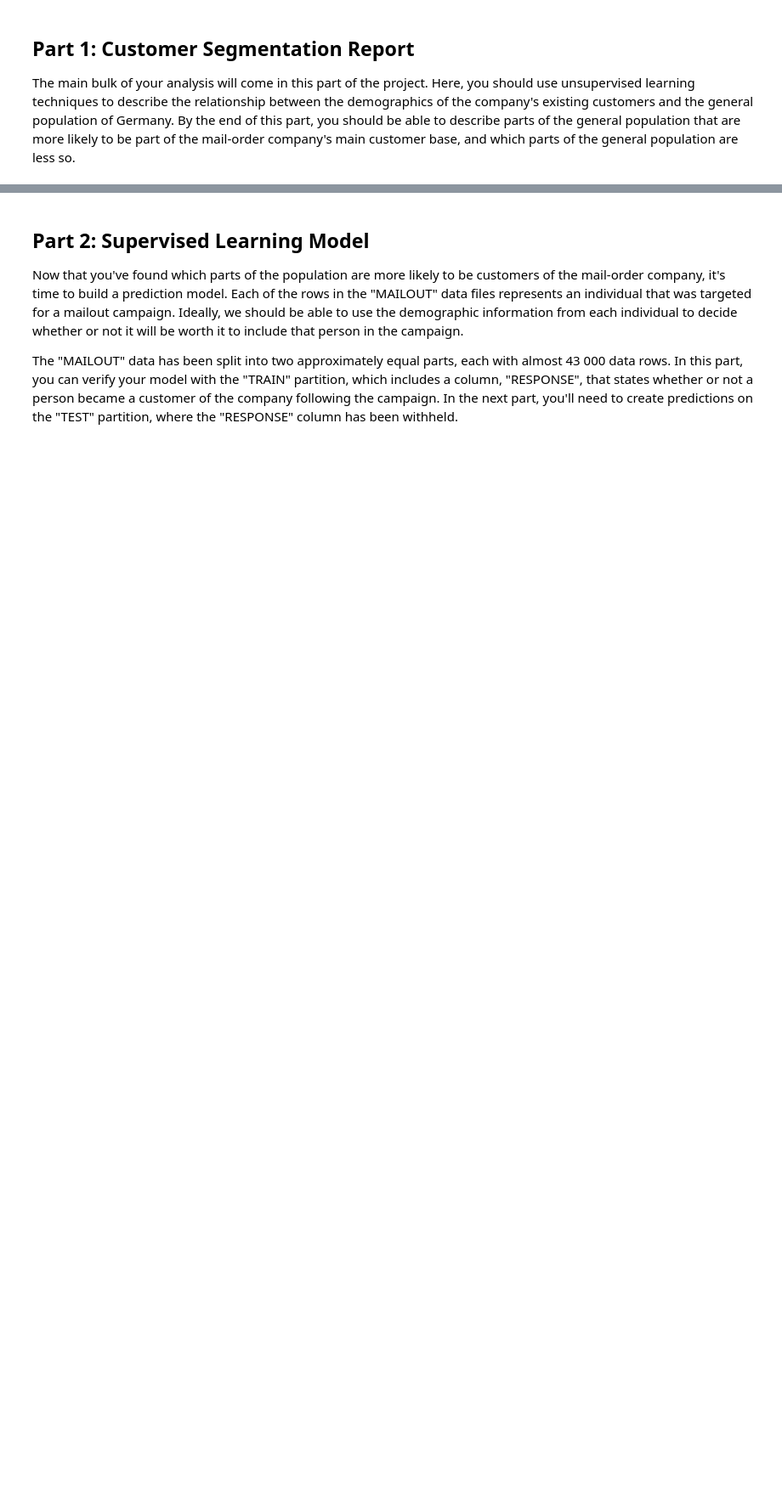
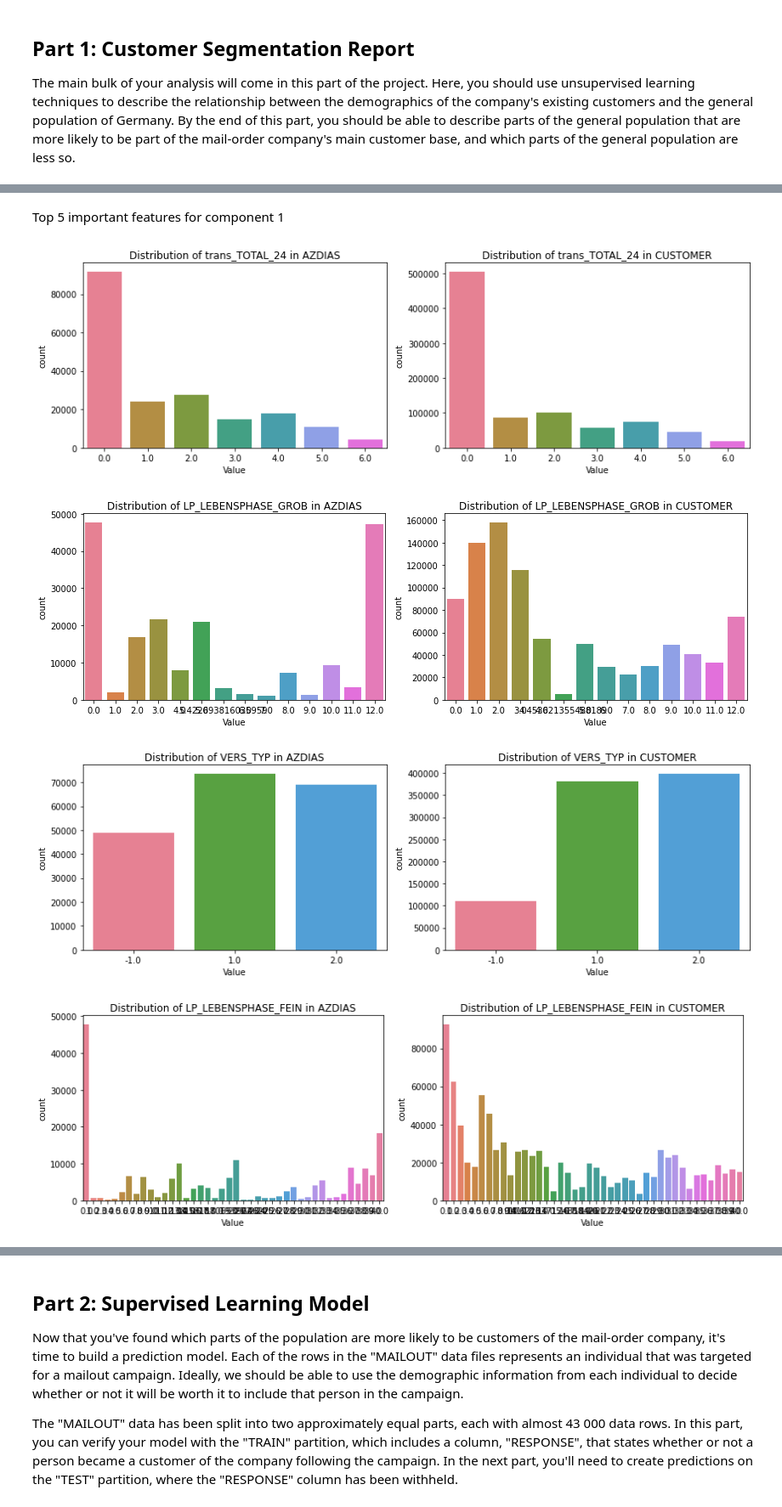
Before and after one commit to Vaibhav3M/Arvato-Udacity-Capstone, a Jupyter notebook: Arvato Project Workbook.ipynb, the cells around one changed output, grey strips where cells are left out. Shown at 85% size. Saved outputs shown, nothing was run; the diff lists cells and outputs as text; code cells hidden in the pictures; blank space fills up the shorter version.

```diff
--- a/Arvato Project Workbook.ipynb
+++ b/Arvato Project Workbook.ipynb
@@ -162,0 +194,12 @@ K-Means
+# %% [markdown]
+Top 5 important features for component 1
+# %%
+df = pd.DataFrame(sorted(zip(df_customers.columns, pca.components_[0]), key=lambda x: x[1])[-5:],
+            columns=['feature','coef'])
+for column in (df['feature'].values):
+    h.plot_comparison_charts(column,df_customers,df_azdias)
+# %% [output]
+[figure, added]
+[figure, added]
+[figure, added]
+[figure, added]
```
Also changed, not shown: parts of 56 cells of this notebook, 5 other files.
